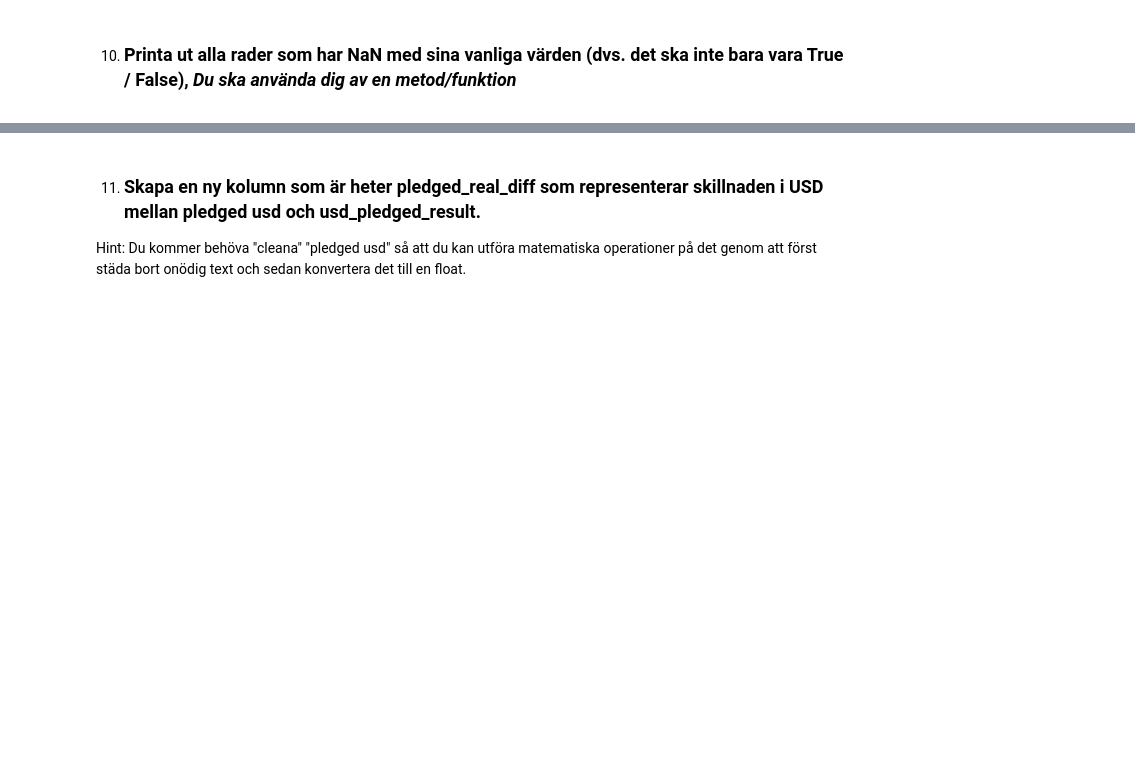
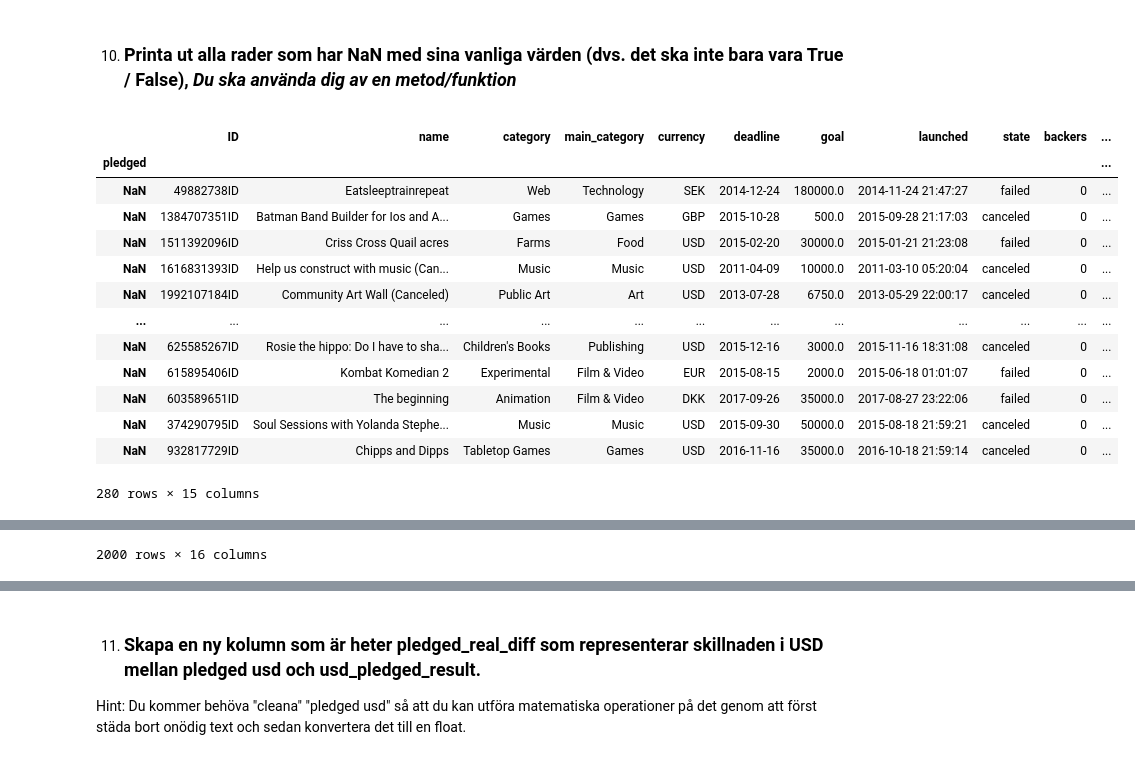
Before and after one commit to Lucas-Blomhall/Python-steam, a Jupyter notebook: main.ipynb, the cells around one changed output, grey strips where cells are left out. Cells and saved outputs as stored; diff of their text form; code cells hidden in the pictures; blank space fills up the shorter version.

```diff
--- a/main.ipynb
+++ b/main.ipynb
@@ -179,0 +336,33 @@ memory usage: 250.1+ KB
+# %%
+# Du ska **INTE** göra så här: ks[ks["pledged"] == np.NaN] - du kan ju testa, det kommer inte att fungera!
+
+df = pd.read_csv("kickstarter.csv")
+df.loc[df['pledged'] == 0.0, 'pledged'] = np.nan
+df.set_index("pledged").loc[np.nan]
+
+df
+
+
+# check_nan = df["pledged"].isnull().values.any()
+# print(check_nan)
+
+# df.loc["pledged"].loc[np.NaN]
+
+# saved = df.set_index("pledged").loc[0.0].replace(0, np.nan)
+# print(saved)
+# print(saved.loc["pledged"].loc[np.nan])
+# %% [output]
+|  | ID | name | category | main_category | currency | deadline | goal | launched | state | backers | ... |
+| pledged |  |  |  |  |  |  |  |  |  |  | ... |
+| NaN | 49882738ID | Eatsleeptrainrepeat | Web | Technology | SEK | 2014-12-24 | 180000.0 | 2014-11-24 21:47:27 | failed | 0 | ... |
+| NaN | 1384707351ID | Batman Band Builder for Ios and A... | Games | Games | GBP | 2015-10-28 | 500.0 | 2015-09-28 21:17:03 | canceled | 0 | ... |
+| NaN | 1511392096ID | Criss Cross Quail acres | Farms | Food | USD | 2015-02-20 | 30000.0 | 2015-01-21 21:23:08 | failed | 0 | ... |
+| NaN | 1616831393ID | Help us construct with music (Can... | Music | Music | USD | 2011-04-09 | 10000.0 | 2011-03-10 05:20:04 | canceled | 0 | ... |
+| NaN | 1992107184ID | Community Art Wall (Canceled) | Public Art | Art | USD | 2013-07-28 | 6750.0 | 2013-05-29 22:00:17 | canceled | 0 | ... |
+| ... | ... | ... | ... | ... | ... | ... | ... | ... | ... | ... | ... |
+| NaN | 625585267ID | Rosie the hippo: Do I have to sha... | Children's Books | Publishing | USD | 2015-12-16 | 3000.0 | 2015-11-16 18:31:08 | canceled | 0 | ... |
+| NaN | 615895406ID | Kombat Komedian 2 | Experimental | Film & Video | EUR | 2015-08-15 | 2000.0 | 2015-06-18 01:01:07 | failed | 0 | ... |
+| NaN | 603589651ID | The beginning | Animation | Film & Video | DKK | 2017-09-26 | 35000.0 | 2017-08-27 23:22:06 | failed | 0 | ... |
+| NaN | 374290795ID | Soul Sessions with Yolanda Stephe... | Music | Music | USD | 2015-09-30 | 50000.0 | 2015-08-18 21:59:21 | canceled | 0 | ... |
+| NaN | 932817729ID | Chipps and Dipps | Tabletop Games | Games | USD | 2016-11-16 | 35000.0 | 2016-10-18 21:59:14 | canceled | 0 | ... |
+280 rows × 15 columns
@@ -180,3 +381,4 @@ memory usage: 250.1+ KB
+2000 rows × 16 columns
 # %%
 # Ta ej bort denna cell
 # %% [output]
```
Also changed, not shown: parts of 24 cells of this notebook, 29 other files.
